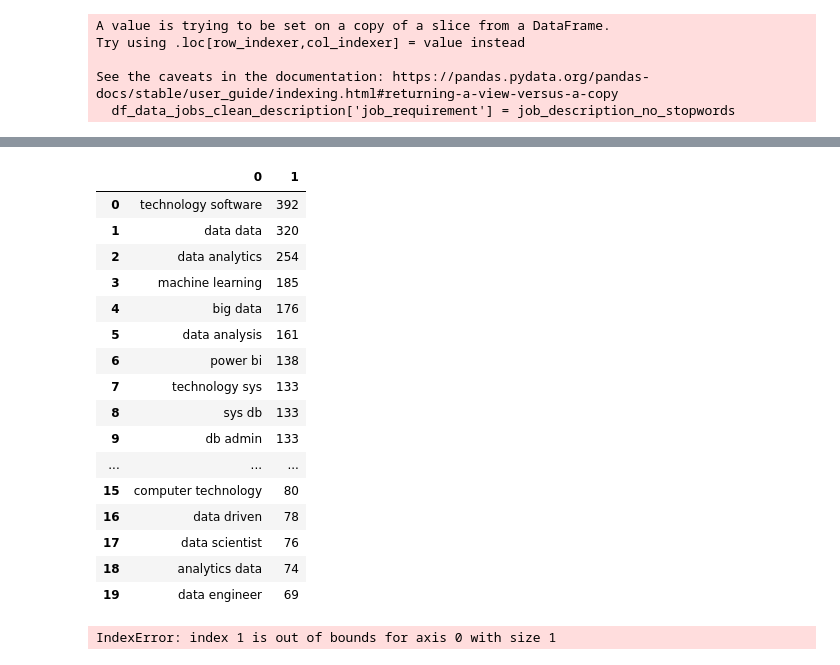
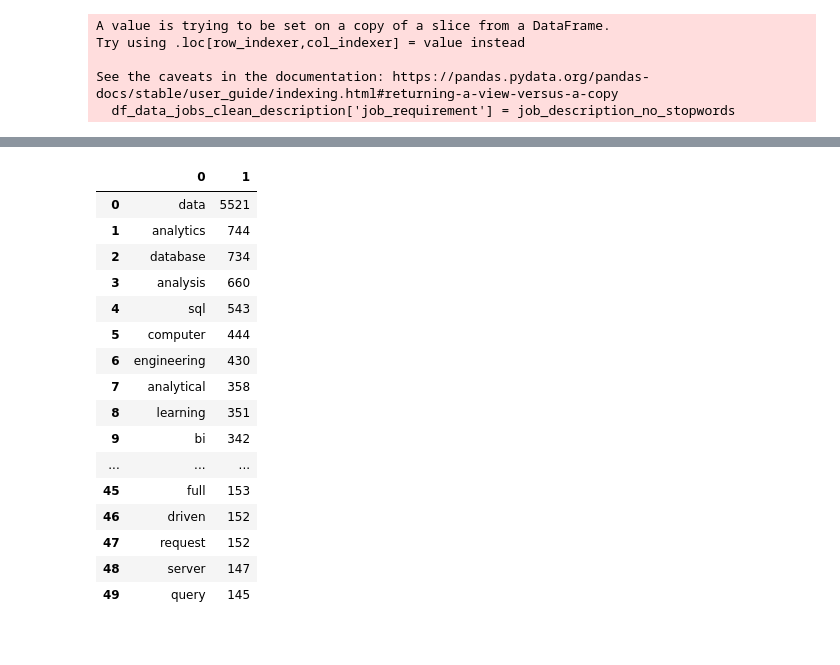
Before and after one commit to roosern-dev/Malaysia_data_jobs_analysis, a Jupyter notebook: data/cleaning.ipynb, the cells around one changed output, grey strips where cells are left out. Drawn from its saved outputs; the diff is of its cells as text; code cells hidden in the pictures.

```diff
--- a/data/cleaning.ipynb
+++ b/data/cleaning.ipynb
@@ -48,9 +50,9 @@ pd.set_option('display.width', None)
 # %% [markdown]
 ### Load data
 # %%
-path_data_scientist = r"C:\Users\RSYeo\Projects\data\data_scientist_2022_03_03.ftr"
-path_data_engineer =r"C:\Users\RSYeo\Projects\data\data_engineer_2022_03_03.ftr"
-path_data_analyst = r"C:\Users\RSYeo\Projects\data\data_analyst_2022_03_03.ftr"
+path_data_scientist = r".\data_scientist_2022_03_03.ftr"
+path_data_engineer =r".\data_engineer_2022_03_03.ftr"
+path_data_analyst = r".\data_analyst_2022_03_03.ftr"
 
 
 files = [path_data_scientist, path_data_engineer, path_data_analyst]
@@ -807,7 +794,19 @@ def cleanData(raw_text):
        'committed', 'enhance', 'better', 'asset', 'real', 'achieve', 'portfolio', 'success', 'together', 'may', 'analyse', 'purpose', 'delivering',
        'leader', 'regional', 'every', 'kuala','brand', 'insurance', 'benefit', 'solve',
        'get', 'duty','asia', 'method', 'contribute', 'experience3', 'specification', 'talent', 'exposure','grow', 'general', 'center','track', 'positive','implementing', 'medical', 'mission', 'bank', 'personal', 'enable', 'experience5', 'human', 'contact', 'according', 'proven',
-       'includes','supply', 'coordinate', 'performing', 'handling', 'passion','education']
+       'includes','supply', 'coordinate', 'performing', 'handling', 'passion','education','technology', 'software','region', 'order', 'domain', 'finding', 'share', 'actionable', 'identifying', 'principle', 'metric', 'range', 'medium', 'international', 'qualification', 'chain', 'lumpur', 'employment',
+       'define', 'interpret', 'attention', 'backup', 'assurance', 'workflow', 'object', 'per', 'material',
+       'proactive', 'point', 'attitude', 'social', 'incident', 'scalable', 'helping', 'proactively', 'hr', 'recovery', 'specializationssales', 'transform', 'national', 'collection', 'commercial', 'play', 'guideline', 'basis', 'university', 'subject', 'present', 'top', 'wide', 'sales', 'assessment', 'check',
+       'provides', 'around', 'location', 'experienced','execution', 'audit', 'scientist','scale', 'record', 'concept', 'proficiency', 'basic', 'update', 'operating',
+       'migration', 'variety', 'campaign', 'skills', 'structure', 'owner', 'thinking', 'goal', 'systems', 'multi','discipline', 'seek', 'predictive', 'similar', 'line','entry', 'health', 'enhancement', 'class', 'via', 'collaboration', 'action',
+       '8', 'specializationsaccounting', 'growing', 'follow', 'equal', 'efficient', 'proficient', 'motivated', 'organisation', 'automated', 'component', 'player', '7', 'consulting', 'troubleshooting',
+       'monthly', 'specific', 'diverse','hands', 'writing', 'availability','diversity', 'colleague', 'needed', 'many','know','passionate', 'provided', 'salary', 'hour', 'root', 'clear', 'cause', '000', 'commerce', 'rule',
+       'non', 'guidance', 'fresh', 'priority', 'extraction','inclusive', 'administrative', 'staff', 'emerging', 'outcome', 'overall', 'resources', 'creative', 'used', 'meeting',
+       'pre', 'demand', 'changing', 'willing', 'creation', 'demonstrate', 'event', 'excellence', 'solutions', 'limited','payment', 'tracking', 'manner', 'experience2', 'deploy', 'mapping',
+       'head', 'paced','person', 'largest', 'credit', 'journey','feedback', 'established', 'possible', 'lake', 'physical', 'typecontractjob','progress', 'establish', 'experience1', 'preparation', 'yearjob', 'revenue', 'account',
+       'first', 'spoken', 'cycle', 'com', 'quickly', 'consultant', 'error', 'configuration', 'specialist', 'essential', 'malaysian','focused', 'form', 'always',
+        'complete', 'deadline', 'optimize', 'relational', 'channel', 'shared', 'bhd', 'scope', 'retail', 'provider', 'live', 'unique', 'defined', 'base', 'public', 'embrace', 'month', 'organizational', 'logistics', 'come', 'file', 'singapore', 'find', 'input', 'website', 'possess', 'pricing', 'quantitative'
+       ]
     stop_words = set(stopwords.words('english'))
     stop_words = stop_words.union(set(new_words))
     tokenizer = nltk.RegexpTokenizer(r"\w+", )
@@ -870,7 +869,7 @@ oracle                             163
 dtype: int64
 # %%
-def get_top_n_words(corpus,n=None):
-    vec = CountVectorizer(ngram_range=(2,2)).fit(corpus) # generate a dictionary from abstract
+def get_top_n_words(corpus,n=None,ngram=1):
+    vec = CountVectorizer(ngram_range=(ngram,ngram)).fit(corpus) # generate a dictionary from abstract
     bag_of_words = vec.transform(corpus)
     #bag_of_words = CountVectorizer().fit_transform(corpus) # create a matrix based on the dictionary
 
@@ -890,24 +887,23 @@ n_count = get_top_n_words(df_data_jobs_clean_description['job_requirement'].toli
+# %%
+n_count_1 = get_top_n_words(df_data_jobs_clean_description['job_requirement'].tolist(), 50)
+n_coun_2 = get_top_n_words(df_data_jobs_clean_description['job_requirement'].tolist(), 50,2)
 # %%
-pd.DataFrame(n_count)
+pd.DataFrame(n_count_1)
 # %% [output]
 |  | 0 | 1 |
-| 0 | technology software | 392 |
-| 1 | data data | 320 |
-| 2 | data analytics | 254 |
-| 3 | machine learning | 185 |
-| 4 | big data | 176 |
-| 5 | data analysis | 161 |
-| 6 | power bi | 138 |
-| 7 | technology sys | 133 |
-| 8 | sys db | 133 |
-| 9 | db admin | 133 |
+| 0 | data | 5521 |
+| 1 | analytics | 744 |
+| 2 | database | 734 |
+| 3 | analysis | 660 |
+| 4 | sql | 543 |
+| 5 | computer | 444 |
+| 6 | engineering | 430 |
+| 7 | analytical | 358 |
+| 8 | learning | 351 |
+| 9 | bi | 342 |
 | ... | ... | ... |
-| 15 | computer technology | 80 |
-| 16 | data driven | 78 |
-| 17 | data scientist | 76 |
-| 18 | analytics data | 74 |
-| 19 | data engineer | 69 |
+| 45 | full | 153 |
+| 46 | driven | 152 |
+| 47 | request | 152 |
+| 48 | server | 147 |
+| 49 | query | 145 |
-# %%
-sum_words[1,2]
-# %% [output]
-IndexError: index 1 is out of bounds for axis 0 with size 1
```
Also changed, not shown: parts of 15 cells of this notebook.
